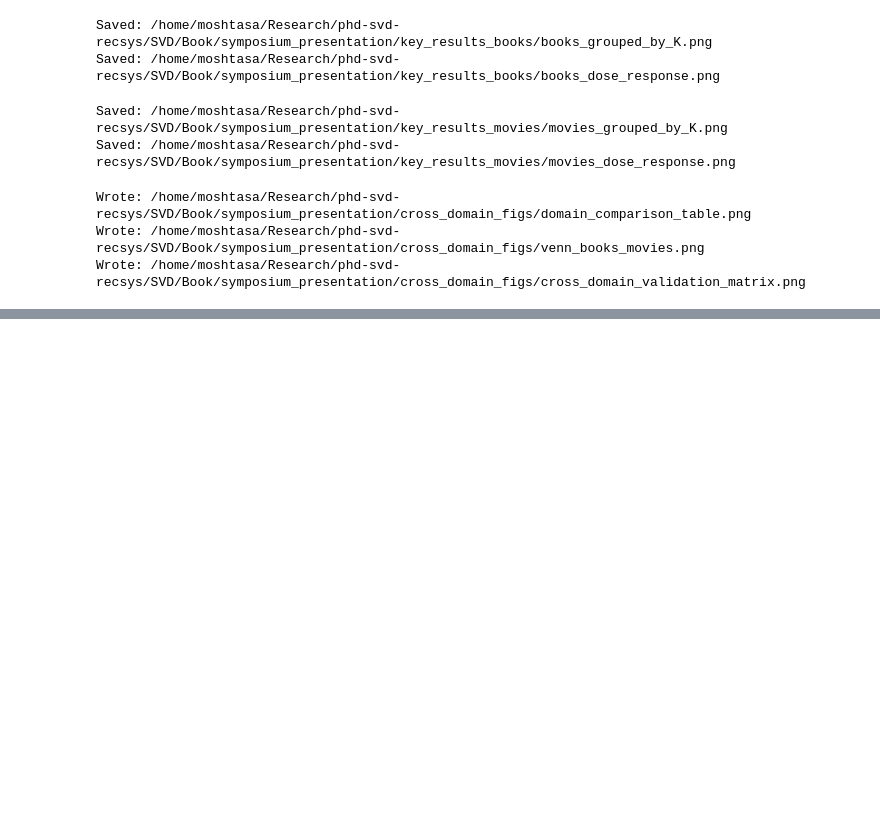
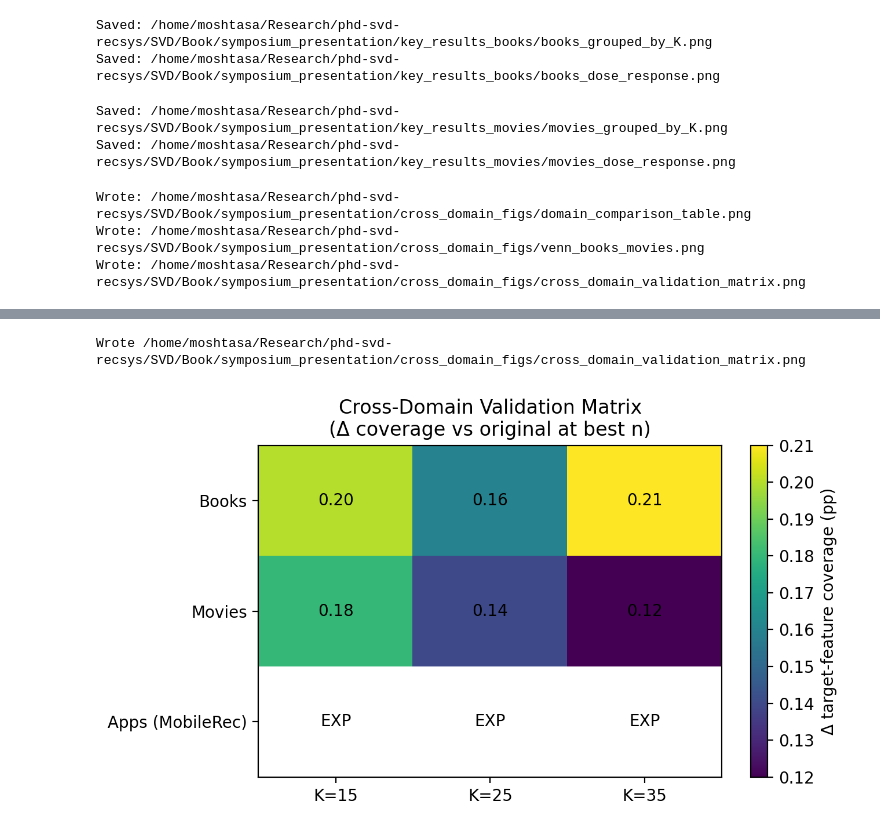
Before and after one commit to saramoshtaghi/phd-svd-recsys, a Jupyter notebook: SVD/Book/symposium_presentation/figures.ipynb, the cells around one changed output, grey strips where cells are left out. Drawn from its saved outputs; the diff is of its cells as text; code cells hidden in the pictures; blank space fills up the shorter version.

```diff
--- a/SVD/Book/symposium_presentation/figures.ipynb
+++ b/SVD/Book/symposium_presentation/figures.ipynb
@@ -1199,0 +1228,32 @@ Wrote: /home/moshtasa/Research/phd-svd-recsys/SVD/Book/symposium_presentation/cr
+# %%
+# save as: cross_domain_matrix_with_apps.py
+import numpy as np, matplotlib.pyplot as plt
+from pathlib import Path
+
+K_order = [15,25,35]
+# Example Δ coverage vs original at best n for Books/Movies (replace with your computed values if you have them)
+books = [0.20, 0.16, 0.21]
+movies = [0.18, 0.14, 0.12]
+# Apps experimental: use NaN so cells appear blank; overlay labels “EXP”
+apps  = [np.nan, np.nan, np.nan]
+
+data = np.vstack([books, movies, apps])
+
+out = Path("./cross_domain_figs"); out.mkdir(parents=True, exist_ok=True)
+fig, ax = plt.subplots(figsize=(6.6, 3.8), dpi=200)
+im = ax.imshow(data, aspect="auto")
+ax.set_yticks([0,1,2]); ax.set_yticklabels(["Books","Movies","Apps (MobileRec)"])
+ax.set_xticks(range(len(K_order))); ax.set_xticklabels([f"K={k}" for k in K_order])
+for i in range(data.shape[0]):
+    for j in range(data.shape[1]):
+        val = data[i,j]
+        txt = ("EXP" if np.isnan(val) and i==2 else f"{val:.2f}" if not np.isnan(val) else "")
+        if txt:
+            ax.text(j, i, txt, ha="center", va="center", fontsize=10, color="black")
+ax.set_title("Cross-Domain Validation Matrix\n(Δ coverage vs original at best n)")
+cbar = plt.colorbar(im, ax=ax); cbar.set_label("Δ target-feature coverage (pp)")
+fig.tight_layout(); fig.savefig(out/"cross_domain_validation_matrix.png", bbox_inches="tight")
+print("Wrote", (out/"cross_domain_validation_matrix.png").resolve())
+# %% [output]
+Wrote /home/moshtasa/Research/phd-svd-recsys/SVD/Book/symposium_presentation/cross_domain_figs/cross_domain_validation_matrix.png
+[figure, added]
```
Also changed, not shown: parts of 3 cells of this notebook, 11 other files.
